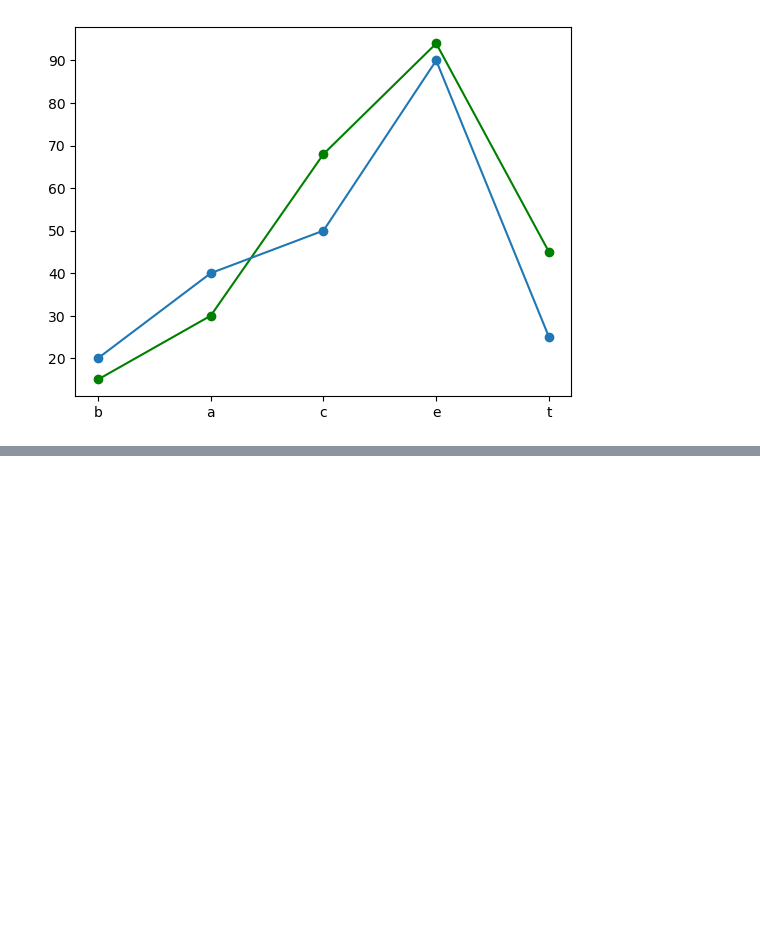
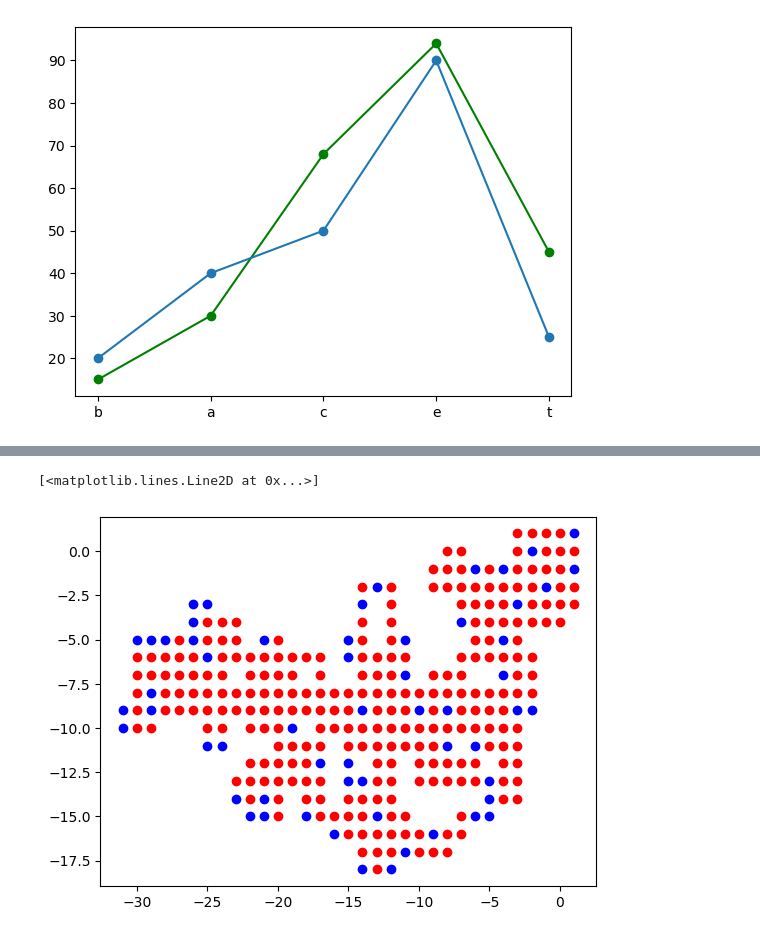
Before and after one commit to Marquicam4/BAG_2023-2024, a Jupyter notebook: plegado2D_enunciado23.ipynb, the cells around one changed output, grey strips where cells are left out. Cells and saved outputs as stored; diff of their text form; code cells hidden in the pictures; blank space fills up the shorter version.

```diff
--- a/plegado2D_enunciado23.ipynb
+++ b/plegado2D_enunciado23.ipynb
@@ -503,2 +521,34 @@ pyplot.plot(["b","a","c","e","t"], [20,40,50,90,25],'o-')
+# %%
+###### Representa de color rojo los aa hidrofóbicos y azules los hidrofílicos.
+#pos_data es lo que me ha salido de la funcio anterior
+#prot se refiere a secuencia de la proteina.
+
+def find_hidro(prot, pos_data):
+    hidrofi_x=[]
+    hidrofi_y=[]
+    hidrofo_x=[]
+    hidrofo_y=[]
+    xpos=pos_data[0]
+    ypos=pos_data[1]
+    for i in range(0, len(prot)):
+        if is_hydrophobic(prot[i]):
+            hidrofo_x.append(xpos[i])
+            hidrofo_y.append(ypos[i])
+        else:
+            hidrofi_x.append(xpos[i])
+            hidrofi_y.append(ypos[i])
+    return([hidrofi_x, hidrofi_y], [hidrofo_x, hidrofo_y])
+# %%
+pos_data=plot_data(coordenadas)
+res=find_hidro(result[0], pos_data)
+
+hidrofi=res[0]
+hidrofo=res[1]
+
+pyplot.plot(hidrofi[0], hidrofi[1], 'o', color="blue")
+pyplot.plot(hidrofo[0], hidrofo[1], 'o', color="red")
+# %% [output]
+[<matplotlib.lines.Line2D at 0x...>]
+[figure, added]
 # %%
 #Lo probramos con otra proteina, por ejemplo insulina
```
Also changed, not shown: parts of 4 cells of this notebook.
